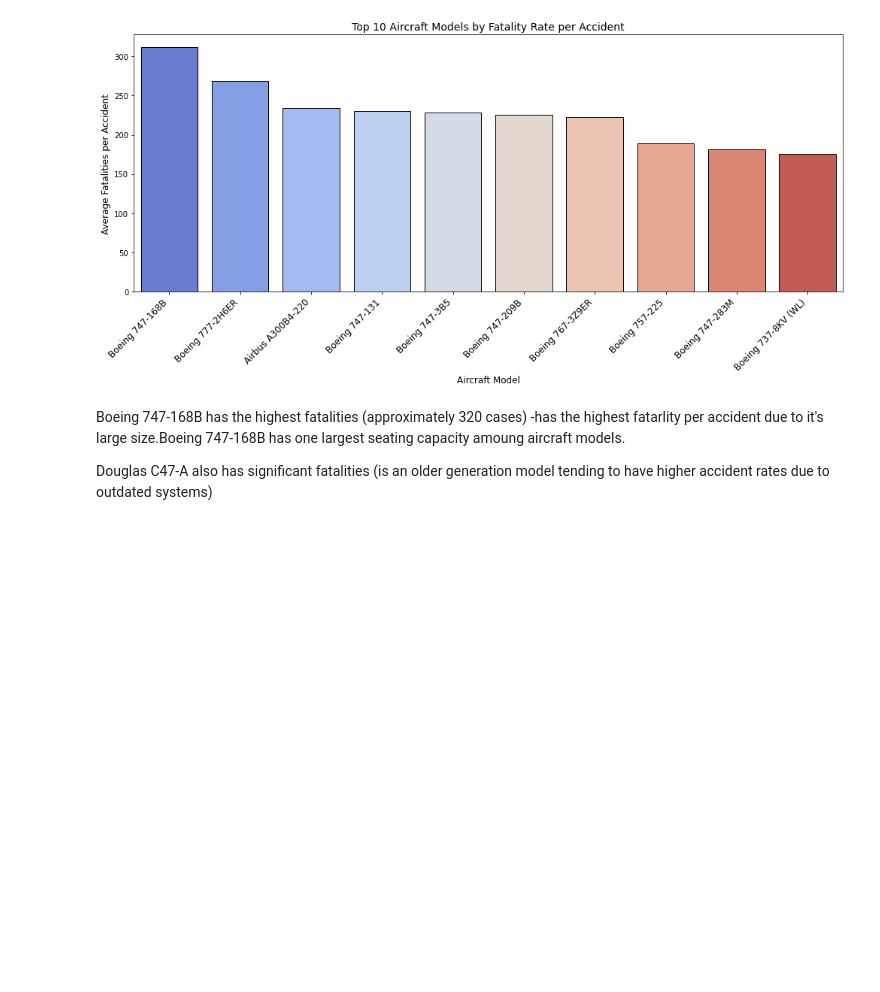
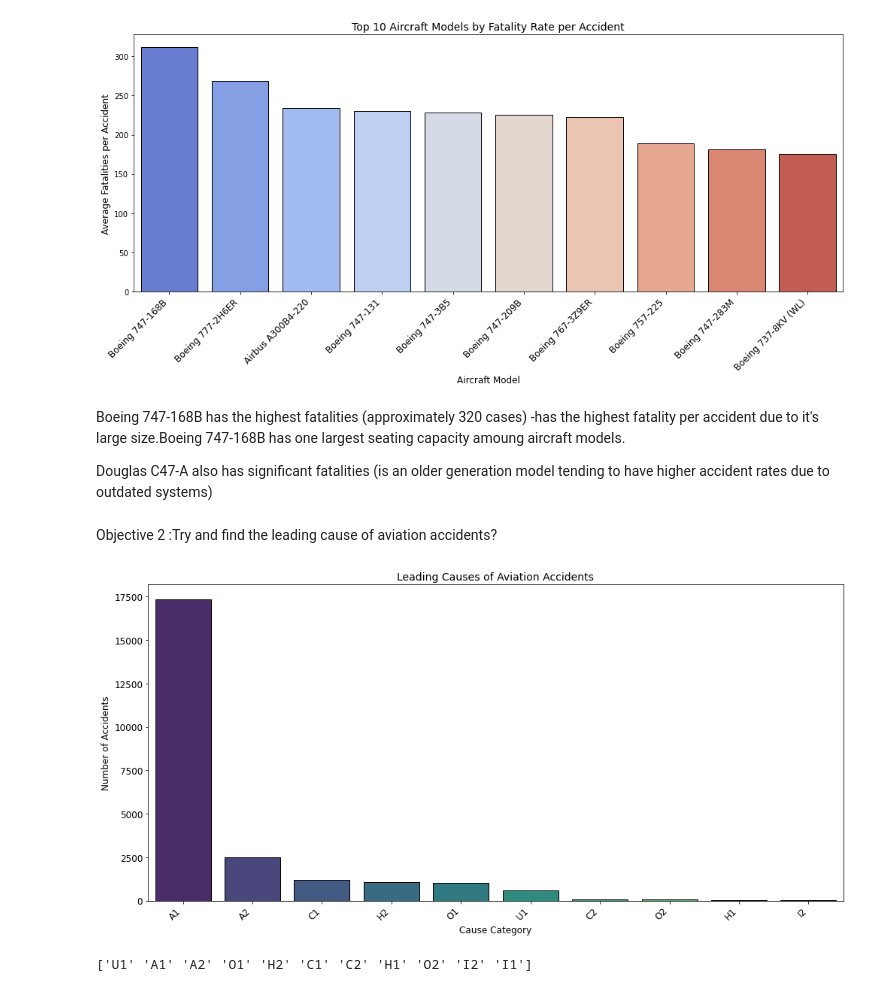
Before and after one commit to benardkariuki/aviation-analysis, a Jupyter notebook: index.ipynb, the cells around one changed output. Drawn from its saved outputs; the diff is of its cells as text; code cells hidden in the pictures; blank space fills up the shorter version.

Commit message:
Try and find the leading cause of aviation accidents

```diff
--- a/index.ipynb
+++ b/index.ipynb
@@ -230,6 +230,35 @@ plt.show()
 # %% [output]
 [figure]
 # %% [markdown]
-Boeing 747-168B has the highest fatalities (approximately 320 cases) -has the highest fatarlity per accident due to it's large size.Boeing 747-168B has one largest seating capacity amoung aircraft models.
+Boeing 747-168B has the highest fatalities (approximately 320 cases) -has the highest fatality per accident due to it's large size.Boeing 747-168B has one largest seating capacity amoung aircraft models.
 
 Douglas C47-A also has significant fatalities (is an older generation model tending to have higher accident rates due to outdated systems)
+# %% [markdown]
+ Objective 2 :Try and find the leading cause of aviation accidents?
+# %%
+import matplotlib.pyplot as plt
+import seaborn as sns
+
+# Count number of accidents by cause
+leading_causes = df["cat"].value_counts().head(10)
+
+# Plotting
+plt.figure(figsize=(14, 7))
+sns.barplot(x=leading_causes.index, y=leading_causes.values, palette="viridis", edgecolor="black")
+
+# Customize labels
+plt.xticks(rotation=45, ha="right", fontsize=12)
+plt.yticks(fontsize=12)
+plt.title("Leading Causes of Aviation Accidents", fontsize=14)
+plt.xlabel("Cause Category", fontsize=12)
+plt.ylabel("Number of Accidents", fontsize=12)
+plt.tight_layout()
+
+plt.show()
+# %% [output]
+[figure, added]
+# %%
+# See all unique values in the 'cat' column
+print(df["cat"].unique())
+# %% [output]
+['U1' 'A1' 'A2' 'O1' 'H2' 'C1' 'C2' 'H1' 'O2' 'I2' 'I1']
```
Also changed, not shown: parts of 4 cells of this notebook.
